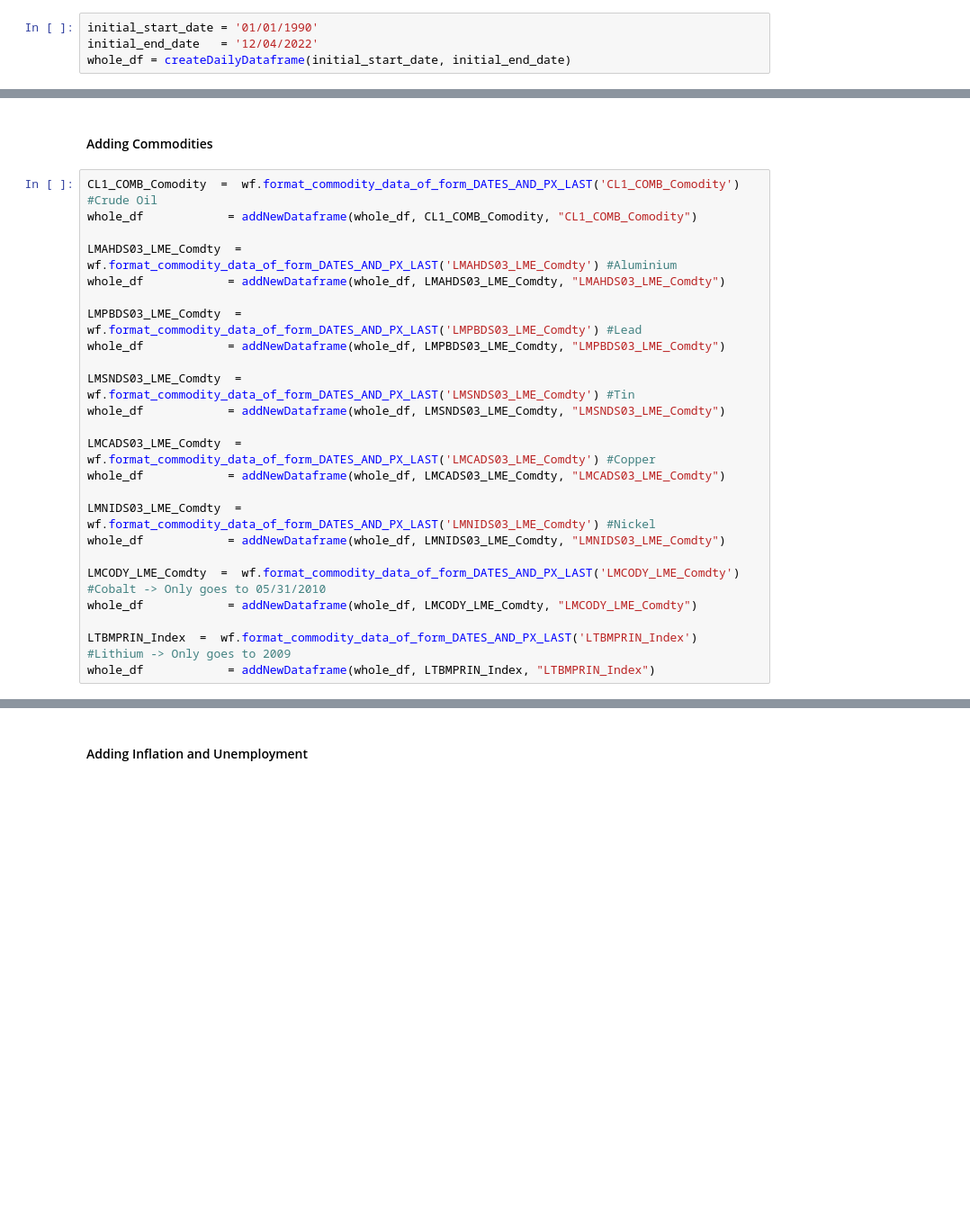
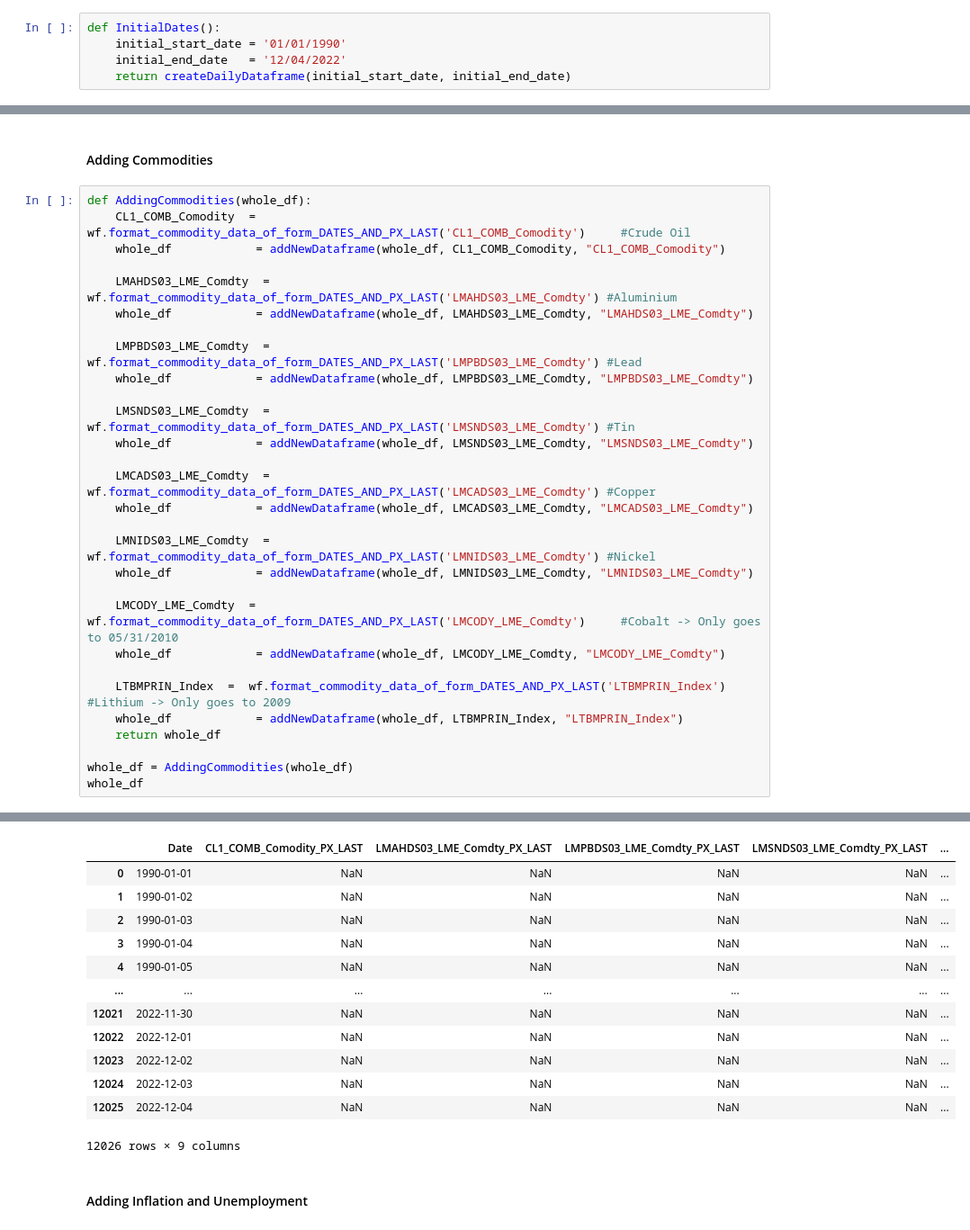
Before and after one commit to ADSMining/Mining, a Jupyter notebook: Notebooks/Merging_Data/MergingAllData.ipynb, the cells around one changed output, grey strips where cells are left out. Shown at 90% size. Drawn from its saved outputs; the diff is of its cells as text; blank space fills up the shorter version.

Commit message:
All functions for merging all data

```diff
--- a/Notebooks/Merging_Data/MergingAllData.ipynb
+++ b/Notebooks/Merging_Data/MergingAllData.ipynb
@@ -47,6 +47,7 @@ def addNewDataframe(total_df, new_df, new_df_name):
     total_df = mergeToOne(total_df, new_df)
     return total_df
 # %%
-initial_start_date = '01/01/1990'
-initial_end_date   = '12/04/2022'
-whole_df = createDailyDataframe(initial_start_date, initial_end_date)
+def InitialDates():
+    initial_start_date = '01/01/1990'
+    initial_end_date   = '12/04/2022'
+    return createDailyDataframe(initial_start_date, initial_end_date)
@@ -53,47 +71,65 @@ whole_df = createDailyDataframe(initial_start_date, initial_end_date)
 # %% [markdown]
 #### Adding Commodities
 # %%
-CL1_COMB_Comodity  =  wf.format_commodity_data_of_form_DATES_AND_PX_LAST('CL1_COMB_Comodity')     #Crude Oil
-whole_df            = addNewDataframe(whole_df, CL1_COMB_Comodity, "CL1_COMB_Comodity")
+def AddingCommodities(whole_df):
+    CL1_COMB_Comodity  =  wf.format_commodity_data_of_form_DATES_AND_PX_LAST('CL1_COMB_Comodity')     #Crude Oil
+    whole_df            = addNewDataframe(whole_df, CL1_COMB_Comodity, "CL1_COMB_Comodity")
 
-LMAHDS03_LME_Comdty  =  wf.format_commodity_data_of_form_DATES_AND_PX_LAST('LMAHDS03_LME_Comdty') #Aluminium
-whole_df            = addNewDataframe(whole_df, LMAHDS03_LME_Comdty, "LMAHDS03_LME_Comdty")
+    LMAHDS03_LME_Comdty  =  wf.format_commodity_data_of_form_DATES_AND_PX_LAST('LMAHDS03_LME_Comdty') #Aluminium
+    whole_df            = addNewDataframe(whole_df, LMAHDS03_LME_Comdty, "LMAHDS03_LME_Comdty")
 
-LMPBDS03_LME_Comdty  =  wf.format_commodity_data_of_form_DATES_AND_PX_LAST('LMPBDS03_LME_Comdty') #Lead
-whole_df            = addNewDataframe(whole_df, LMPBDS03_LME_Comdty, "LMPBDS03_LME_Comdty")
+    LMPBDS03_LME_Comdty  =  wf.format_commodity_data_of_form_DATES_AND_PX_LAST('LMPBDS03_LME_Comdty') #Lead
+    whole_df            = addNewDataframe(whole_df, LMPBDS03_LME_Comdty, "LMPBDS03_LME_Comdty")
 
-LMSNDS03_LME_Comdty  =  wf.format_commodity_data_of_form_DATES_AND_PX_LAST('LMSNDS03_LME_Comdty') #Tin
-whole_df            = addNewDataframe(whole_df, LMSNDS03_LME_Comdty, "LMSNDS03_LME_Comdty")
+    LMSNDS03_LME_Comdty  =  wf.format_commodity_data_of_form_DATES_AND_PX_LAST('LMSNDS03_LME_Comdty') #Tin
+    whole_df            = addNewDataframe(whole_df, LMSNDS03_LME_Comdty, "LMSNDS03_LME_Comdty")
 
-LMCADS03_LME_Comdty  =  wf.format_commodity_data_of_form_DATES_AND_PX_LAST('LMCADS03_LME_Comdty') #Copper
-whole_df            = addNewDataframe(whole_df, LMCADS03_LME_Comdty, "LMCADS03_LME_Comdty")
+    LMCADS03_LME_Comdty  =  wf.format_commodity_data_of_form_DATES_AND_PX_LAST('LMCADS03_LME_Comdty') #Copper
+    whole_df            = addNewDataframe(whole_df, LMCADS03_LME_Comdty, "LMCADS03_LME_Comdty")
 
-LMNIDS03_LME_Comdty  =  wf.format_commodity_data_of_form_DATES_AND_PX_LAST('LMNIDS03_LME_Comdty') #Nickel
-whole_df            = addNewDataframe(whole_df, LMNIDS03_LME_Comdty, "LMNIDS03_LME_Comdty")
+    LMNIDS03_LME_Comdty  =  wf.format_commodity_data_of_form_DATES_AND_PX_LAST('LMNIDS03_LME_Comdty') #Nickel
+    whole_df            = addNewDataframe(whole_df, LMNIDS03_LME_Comdty, "LMNIDS03_LME_Comdty")
 
-LMCODY_LME_Comdty  =  wf.format_commodity_data_of_form_DATES_AND_PX_LAST('LMCODY_LME_Comdty')     #Cobalt -> Only goes to 05/31/2010
-whole_df            = addNewDataframe(whole_df, LMCODY_LME_Comdty, "LMCODY_LME_Comdty")
+    LMCODY_LME_Comdty  =  wf.format_commodity_data_of_form_DATES_AND_PX_LAST('LMCODY_LME_Comdty')     #Cobalt -> Only goes to 05/31/2010
+    whole_df            = addNewDataframe(whole_df, LMCODY_LME_Comdty, "LMCODY_LME_Comdty")
 
-LTBMPRIN_Index  =  wf.format_commodity_data_of_form_DATES_AND_PX_LAST('LTBMPRIN_Index')           #Lithium -> Only goes to 2009
-whole_df            = addNewDataframe(whole_df, LTBMPRIN_Index, "LTBMPRIN_Index")
+    LTBMPRIN_Index  =  wf.format_commodity_data_of_form_DATES_AND_PX_LAST('LTBMPRIN_Index')           #Lithium -> Only goes to 2009
+    whole_df            = addNewDataframe(whole_df, LTBMPRIN_Index, "LTBMPRIN_Index")
+    return whole_df
+
+whole_df = AddingCommodities(whole_df)
+whole_df
 # %% [output]
           Dates  PX_LAST
 0    04/05/2022   104.33
 1    03/31/2022   100.28
 2    02/28/2022    95.72
 3    01/31/2022    88.15
 4    12/31/2021    75.21
 ..          ...      ...
 296  08/29/1997    19.61
 297  07/31/1997    20.14
 298  06/30/1997    19.80
 299  05/30/1997    20.88
 300  04/30/1997    20.21
 ... (96 lines left out)
 157  02/28/2009   100.61
 158  01/31/2009   100.00
 
 [159 rows x 2 columns]
+|  | Date | CL1_COMB_Comodity_PX_LAST | LMAHDS03_LME_Comdty_PX_LAST | LMPBDS03_LME_Comdty_PX_LAST | LMSNDS03_LME_Comdty_PX_LAST | ... |
+| 0 | 1990-01-01 | NaN | NaN | NaN | NaN | ... |
+| 1 | 1990-01-02 | NaN | NaN | NaN | NaN | ... |
+| 2 | 1990-01-03 | NaN | NaN | NaN | NaN | ... |
+| 3 | 1990-01-04 | NaN | NaN | NaN | NaN | ... |
+| 4 | 1990-01-05 | NaN | NaN | NaN | NaN | ... |
+| ... | ... | ... | ... | ... | ... | ... |
+| 12021 | 2022-11-30 | NaN | NaN | NaN | NaN | ... |
+| 12022 | 2022-12-01 | NaN | NaN | NaN | NaN | ... |
+| 12023 | 2022-12-02 | NaN | NaN | NaN | NaN | ... |
+| 12024 | 2022-12-03 | NaN | NaN | NaN | NaN | ... |
+| 12025 | 2022-12-04 | NaN | NaN | NaN | NaN | ... |
+12026 rows × 9 columns
 # %% [markdown]
 #### Adding Inflation and Unemployment
 # %%
```
Also changed, not shown: parts of 6 cells of this notebook.
